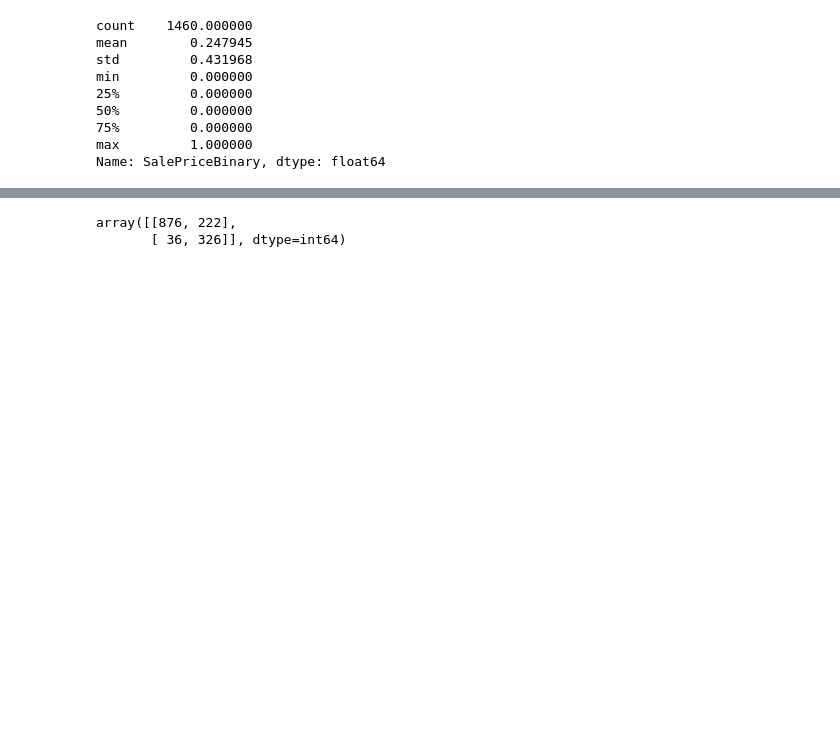
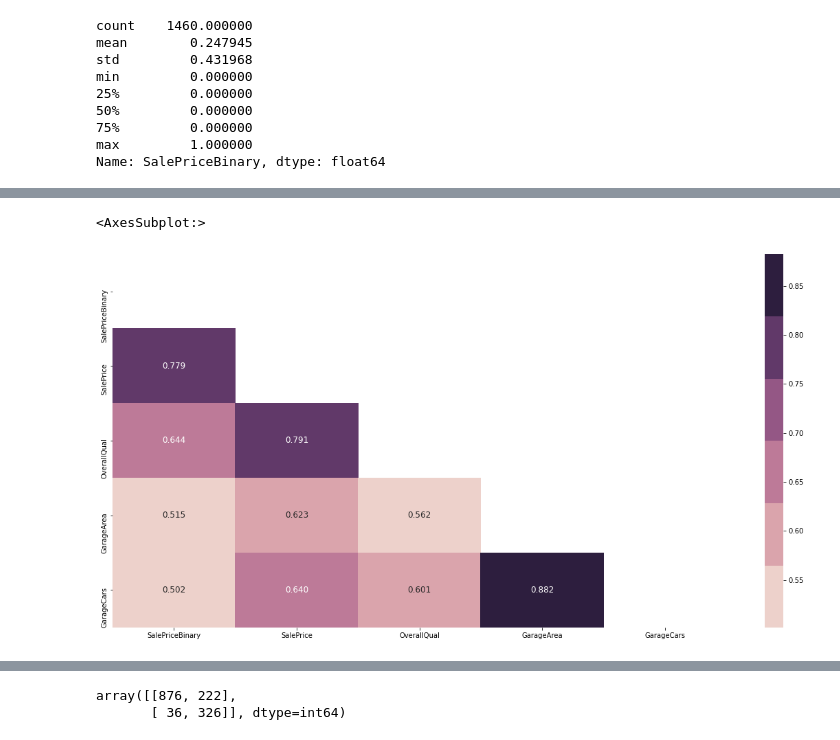
Before and after one commit to arlefabian25/MachineLearningFabianR, a Jupyter notebook: Actividad_2_Final.ipynb, the cells around one changed output, grey strips where cells are left out. Cells and saved outputs as stored; diff of their text form; code cells hidden in the pictures; blank space fills up the shorter version.

```diff
--- a/Actividad_2_Final.ipynb
+++ b/Actividad_2_Final.ipynb
@@ -58,0 +130,17 @@ Name: SalePriceBinary, dtype: float64
+# %%
+corr_feat = DTAU_F.corr().nlargest(5,"SalePriceBinary")["SalePriceBinary"].index
+cmap = np.corrcoef(DTAU_F[corr_feat].values.T)
+mask = np.zeros_like(cmap,dtype=bool)
+mask[np.triu_indices_from(mask)] = True
+plt.figure(figsize=(20,10))
+sns.heatmap(cmap,
+            annot=True,
+            fmt=".3f",
+            annot_kws = {"size":12},
+            cmap=sns.cubehelix_palette(),
+            xticklabels = corr_feat.values,
+            yticklabels = corr_feat.values,
+            mask=mask)
+# %% [output]
+<AxesSubplot:>
+[figure, added]
```
Also changed, not shown: parts of 26 cells of this notebook.
